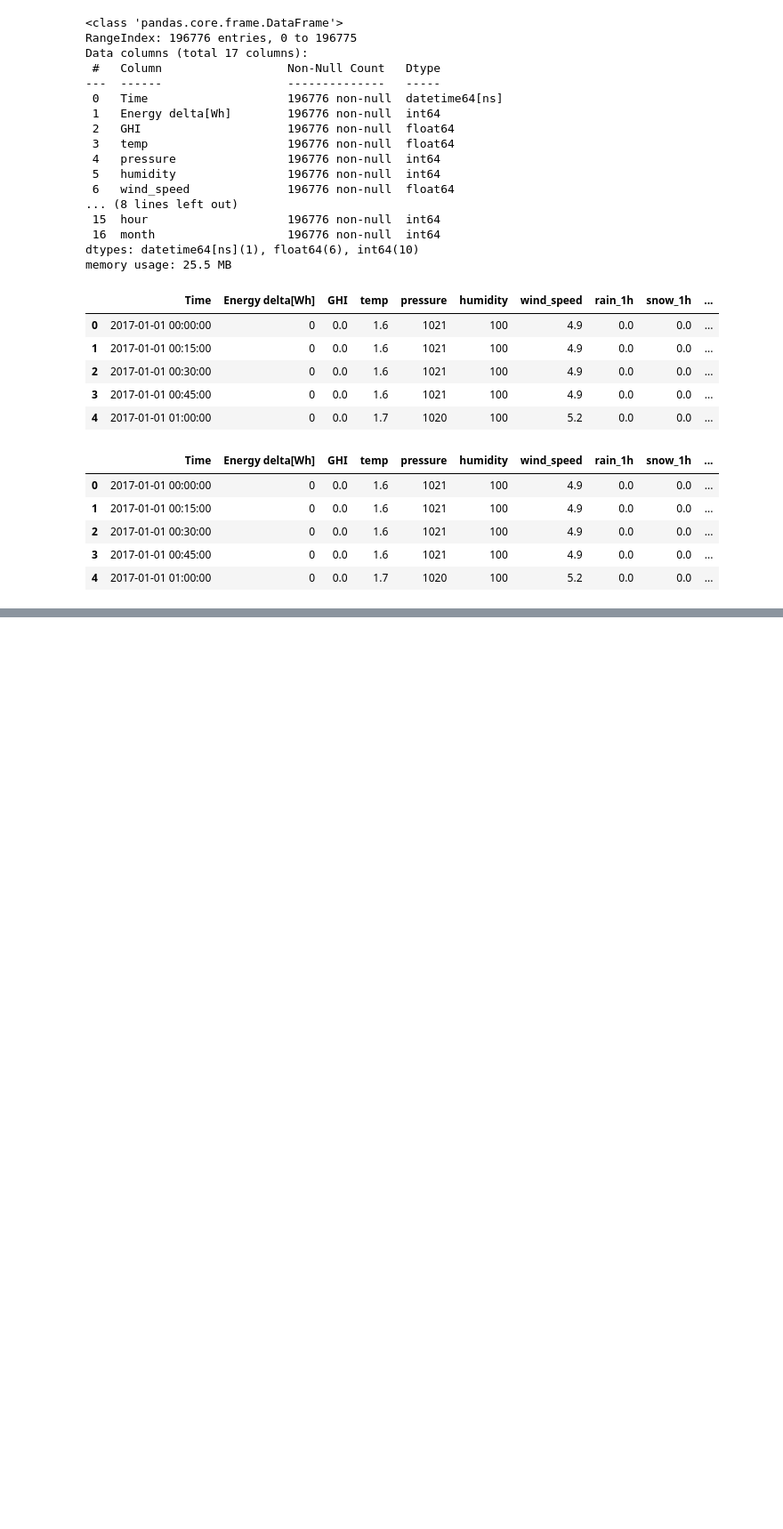
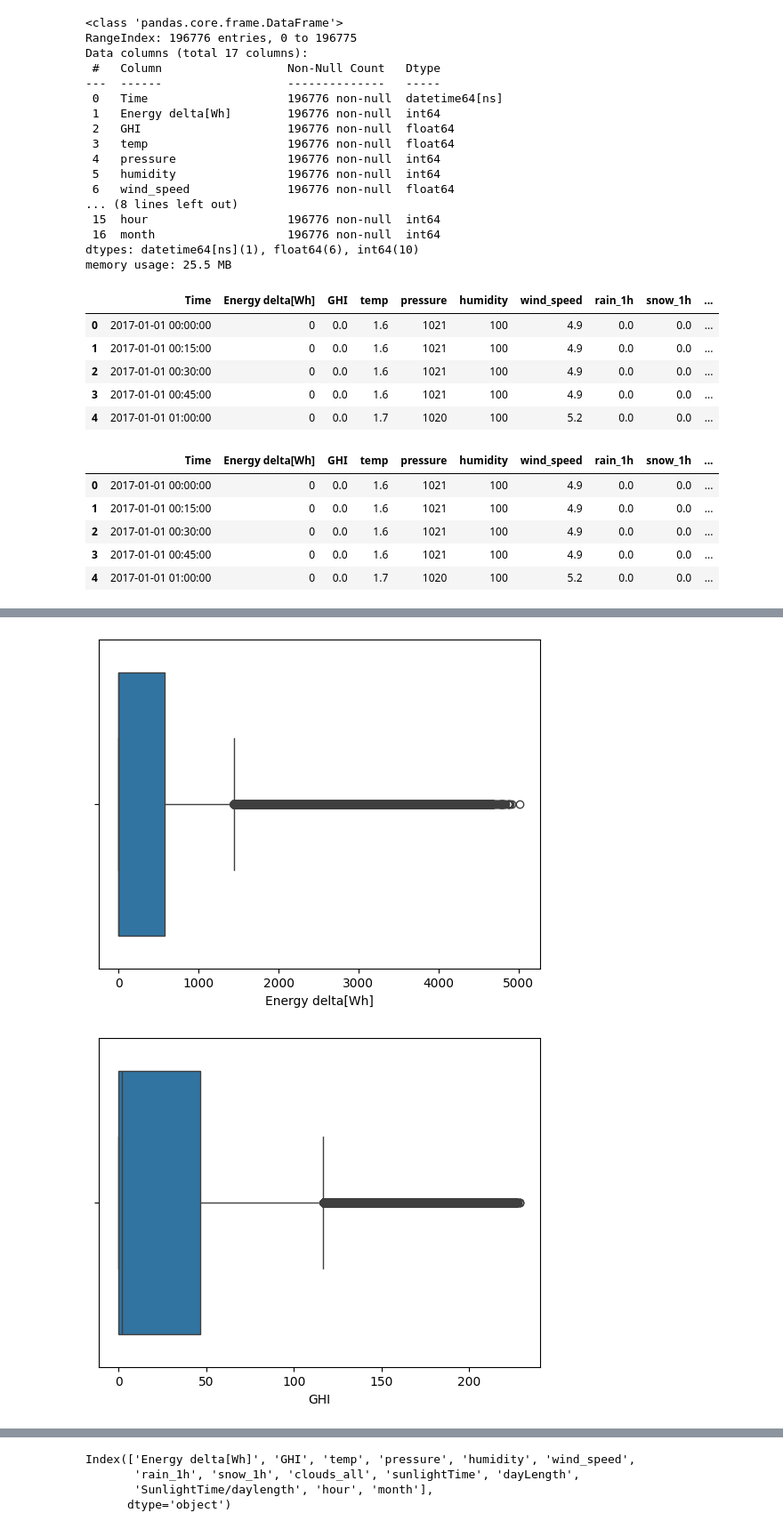
Before and after one commit to TMoyo22/weather-renewable-energy, a Jupyter notebook: Notebooks/Analysis.ipynb, the cells around one changed output, grey strips where cells are left out. Shown at 89% size. Drawn from its saved outputs; the diff is of its cells as text; code cells hidden in the pictures; blank space fills up the shorter version.

```diff
--- a/Notebooks/Analysis.ipynb
+++ b/Notebooks/Analysis.ipynb
@@ -176,0 +204,8 @@ data_frame.to_csv(file_path, index=True)
+# %%
+#Boxplot to identify outliers
+for i in data_frame.select_dtypes(include="number").columns:
+    sb.boxplot(data=data_frame, x =i)
+    plt.show()
+# %% [output]
+[figure, added]
+[figure, added]
@@ -176,0 +224,10 @@ data_frame.to_csv(file_path, index=True)
+# %%
+#scatter plot understanding the relationships and correlation within the data
+
+#Get coloumn names, to isolate our independent variable "energy delta"
+data_frame.select_dtypes(include="number").columns
+# %% [output]
+Index(['Energy delta[Wh]', 'GHI', 'temp', 'pressure', 'humidity', 'wind_speed',
+       'rain_1h', 'snow_1h', 'clouds_all', 'sunlightTime', 'dayLength',
+       'SunlightTime/daylength', 'hour', 'month'],
+      dtype='object')
```
Also changed, not shown: parts of 7 cells of this notebook.
